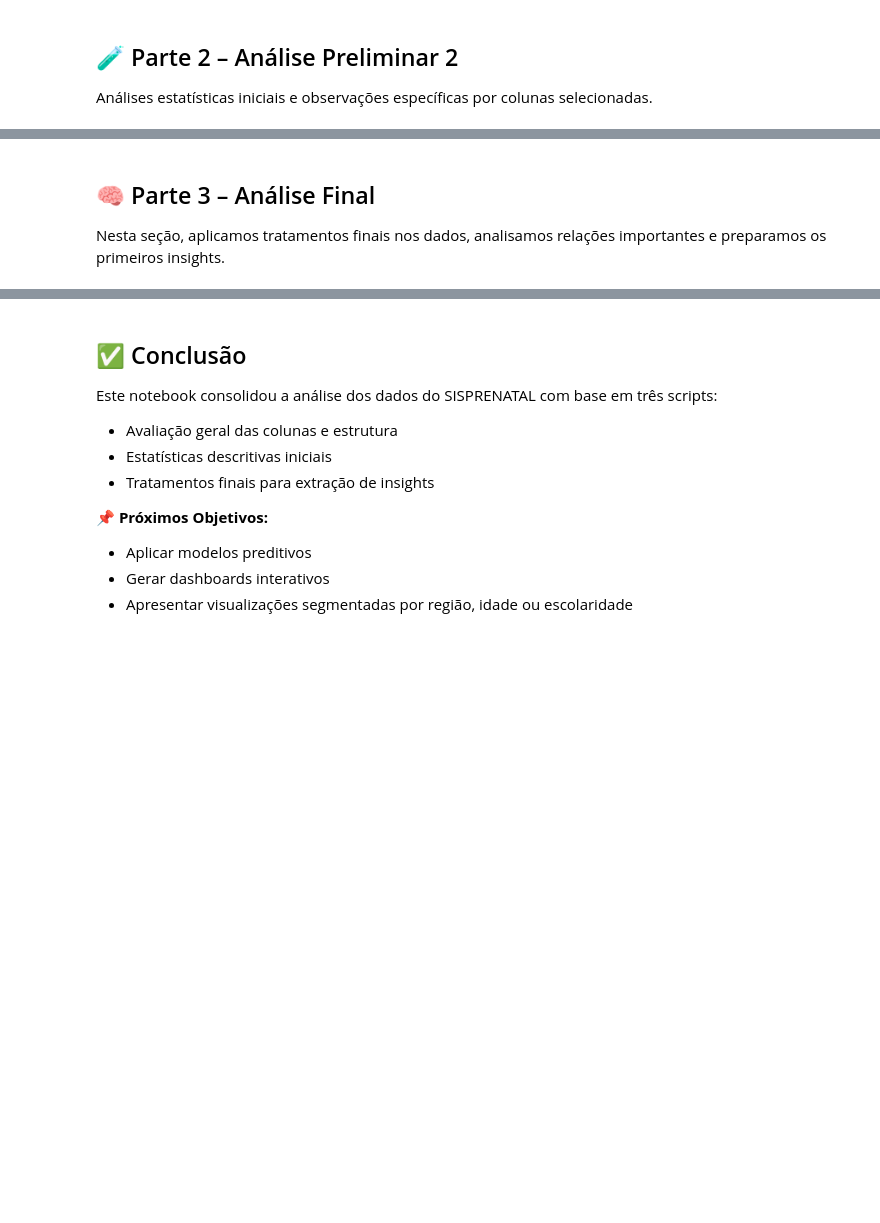
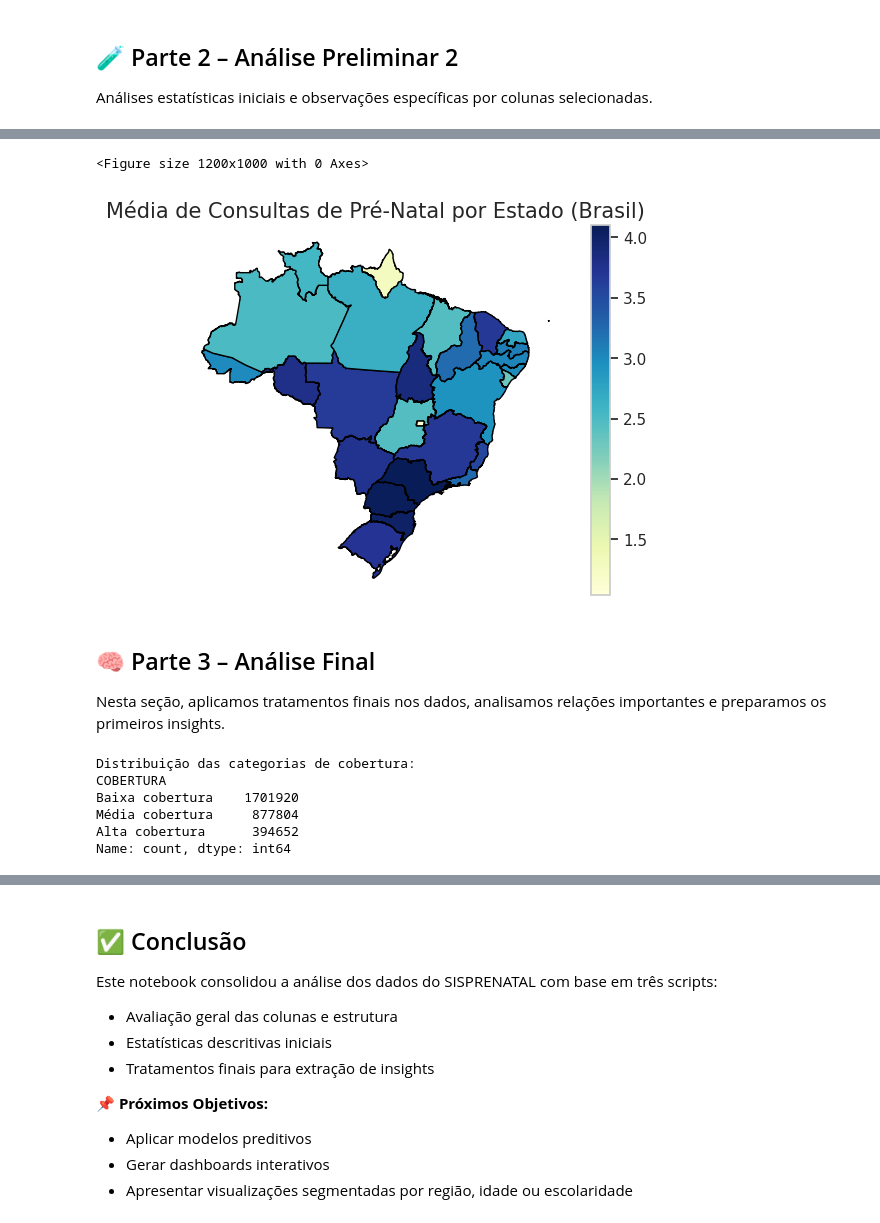
Before and after one commit to GrupoMackenzie/ProjetoAplicado01-DataScience-Mackenzie-2025, a Jupyter notebook: notebooks/Analise_Sisprenatal_Completo.ipynb, the cells around one changed output, grey strips where cells are left out. Cells and saved outputs as stored; diff of their text form; code cells hidden in the pictures; blank space fills up the shorter version.

```diff
--- a/notebooks/Analise_Sisprenatal_Completo.ipynb
+++ b/notebooks/Analise_Sisprenatal_Completo.ipynb
@@ -36,2 +123,6 @@ pd.crosstab(df['ESCMAE'], df['RACACOR'], margins=True)
 # %%
-df['CONSULTAS'].value_counts().sort_index()
+# Média de consultas por Unidade Federativa
+media_por_uf = df.groupby("CO_UF_IBGE")["QT_CONSULT"].mean().round(2).reset_index()
+media_por_uf.columns = ["UF", "Media_Consultas"]
+print("\n📍 Média de consultas por estado:")
+print(media_por_uf.sort_values(by="Media_Consultas", ascending=False))
@@ -38,6 +147,70 @@ df['CONSULTAS'].value_counts().sort_index()
+# %%
+# Mapa Temático
+
+# Carrega a malha geográfica de estados do IBGE
+# Fonte alternativa: https://github.com/codeforamerica/click_that_hood/blob/master/public/data/brazil-states.geojson
+url = "https://raw.githubusercontent.com/codeforamerica/click_that_hood/master/public/data/brazil-states.geojson"
+ufs = gpd.read_file(url)
+
+# Ajustei para merge
+codigo_uf_ibge = {
+    12: "Acre", 27: "Alagoas", 13: "Amazonas", 16: "Amapá", 29: "Bahia", 23: "Ceará",
+    53: "Distrito Federal", 32: "Espírito Santo", 52: "Goiás", 21: "Maranhão",
+    31: "Minas Gerais", 50: "Mato Grosso do Sul", 51: "Mato Grosso", 15: "Pará",
+    25: "Paraíba", 26: "Pernambuco", 22: "Piauí", 41: "Paraná", 33: "Rio de Janeiro",
+    24: "Rio Grande do Norte", 43: "Rio Grande do Sul", 11: "Rondônia", 14: "Roraima",
+    42: "Santa Catarina", 28: "Sergipe", 35: "São Paulo", 17: "Tocantins"
+}
+
+# Cria a coluna com nome do estado no dataframe de média
+media_por_uf["Estado"] = media_por_uf["UF"].map(codigo_uf_ibge)
+
+# Mescla com os dados da geografia
+mapa = ufs.merge(media_por_uf, how="left", left_on="name", right_on="Estado")
+
+# Plota o mapa temático solicitado na atividade
+plt.figure(figsize=(12, 10))
+mapa.plot(column="Media_Consultas", cmap="YlGnBu", legend=True, edgecolor='black')
+plt.title("Média de Consultas de Pré-Natal por Estado (Brasil)", fontsize=15)
+plt.axis("off")
+plt.show()
+# %% [output]
+<Figure size 1200x1000 with 0 Axes>
+[figure, added]
 # %% [markdown]
 ## 🧠 Parte 3 – Análise Final
 Nesta seção, aplicamos tratamentos finais nos dados, analisamos relações importantes e preparamos os primeiros insights.
 # %%
-df_filtrado = df[(df['IDADEGESTANTE'] >= 10) & (df['IDADEGESTANTE'] <= 50)]
+# Converter QT_CONSULT para numérico "correção de erro de colunas"
+df['QT_CONSULT'] = pd.to_numeric(df['QT_CONSULT'], errors='coerce')
+
+# Mapear as Unidades Federativas
+uf_map = {
+    12: "AC", 27: "AL", 13: "AM", 16: "AP", 29: "BA", 23: "CE", 53: "DF",
+    32: "ES", 52: "GO", 21: "MA", 31: "MG", 50: "MS", 51: "MT", 15: "PA",
+    25: "PB", 26: "PE", 22: "PI", 41: "PR", 33: "RJ", 24: "RN", 43: "RS",
+    11: "RO", 14: "RR", 42: "SC", 28: "SE", 35: "SP", 17: "TO"
+}
+
+# Cobertura pré-natal "criei uma regra para consultas 1-3 baixa, 4-6 média e 7+ alta
+df_com_prenatal = df[df['QT_CONSULT'] >= 1].copy()
+
+# Classificação de cobertura usando pd.cut()
+df_com_prenatal['COBERTURA'] = pd.cut(
+    df_com_prenatal['QT_CONSULT'],
+    bins=[0, 3, 6, float('inf')],
+    labels=['Baixa cobertura', 'Média cobertura', 'Alta cobertura'],
+    right=True
+)
+
+# Print para distribuir as categorias
+print("\nDistribuição das categorias de cobertura:")
+print(df_com_prenatal['COBERTURA'].value_counts().sort_index())
+# %% [output]
+Distribuição das categorias de cobertura:
+COBERTURA
+Baixa cobertura    1701920
+Média cobertura     877804
+Alta cobertura      394652
+Name: count, dtype: int64
 # %%
```
Also changed, not shown: parts of 14 cells of this notebook.
